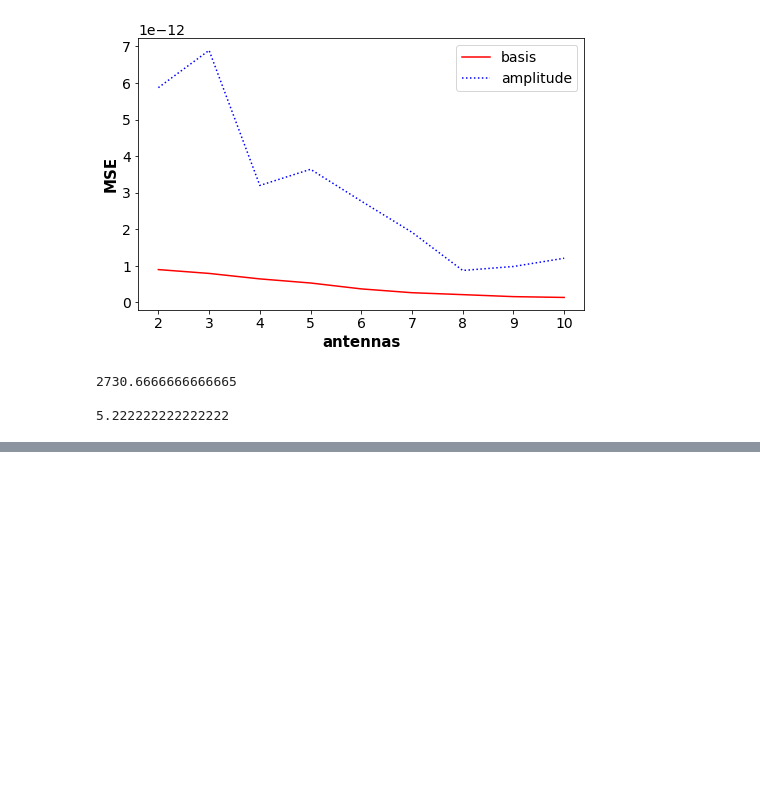
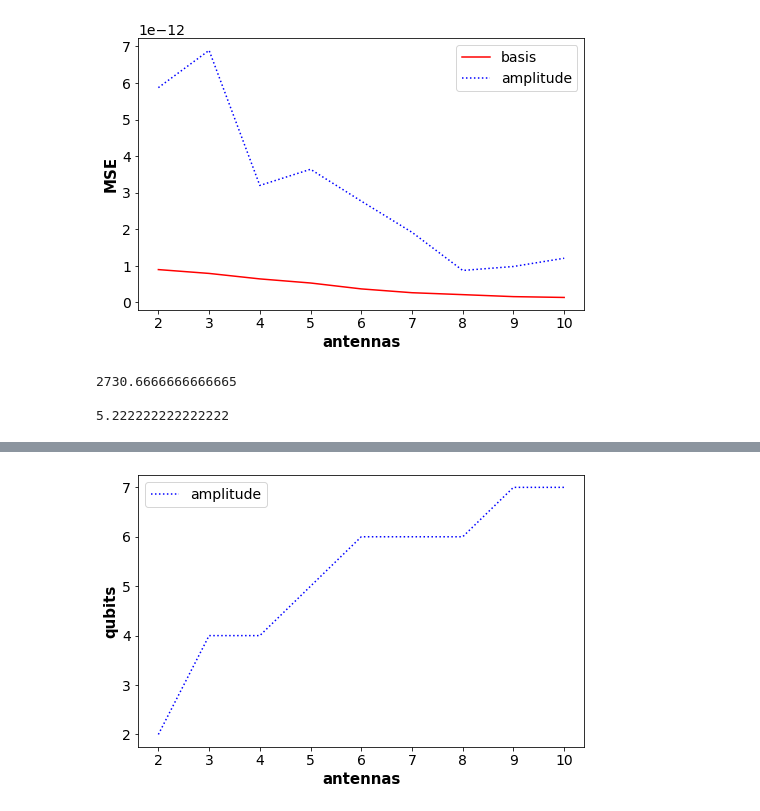
Before and after one commit to QuantumRadioAstronomy/visibility_repr, a Jupyter notebook: IFT/IFT_experiments.ipynb, the cells around one changed output, grey strips where cells are left out. Drawn from its saved outputs; the diff is of its cells as text; code cells hidden in the pictures; blank space fills up the shorter version.

```diff
--- a/IFT/IFT_experiments.ipynb
+++ b/IFT/IFT_experiments.ipynb
@@ -308,0 +292,17 @@ plt.show()
+# %%
+x = img_sizes
+fig = plt.gcf()
+font = {'family' : 'normal',
+        'weight' : 'normal',
+        'size'   : 14}
+plt.rc('font', **font)
+#plt.plot(x, basis_qubits, label = "basis", color='red')
+plt.plot(x, amplitude_qubits, label = "amplitude", linestyle=":", color='blue')
+plt.xlabel('antennas', fontsize=15, weight='bold')
+plt.ylabel('qubits', fontsize=15, weight='bold')
+plt.legend()
+fig.set_size_inches(8, 5)
+plt.savefig('plot3.jpg', dpi=100)
+plt.show()
+# %% [output]
+[figure, added]
```
Also changed, not shown: parts of 3 cells of this notebook.
